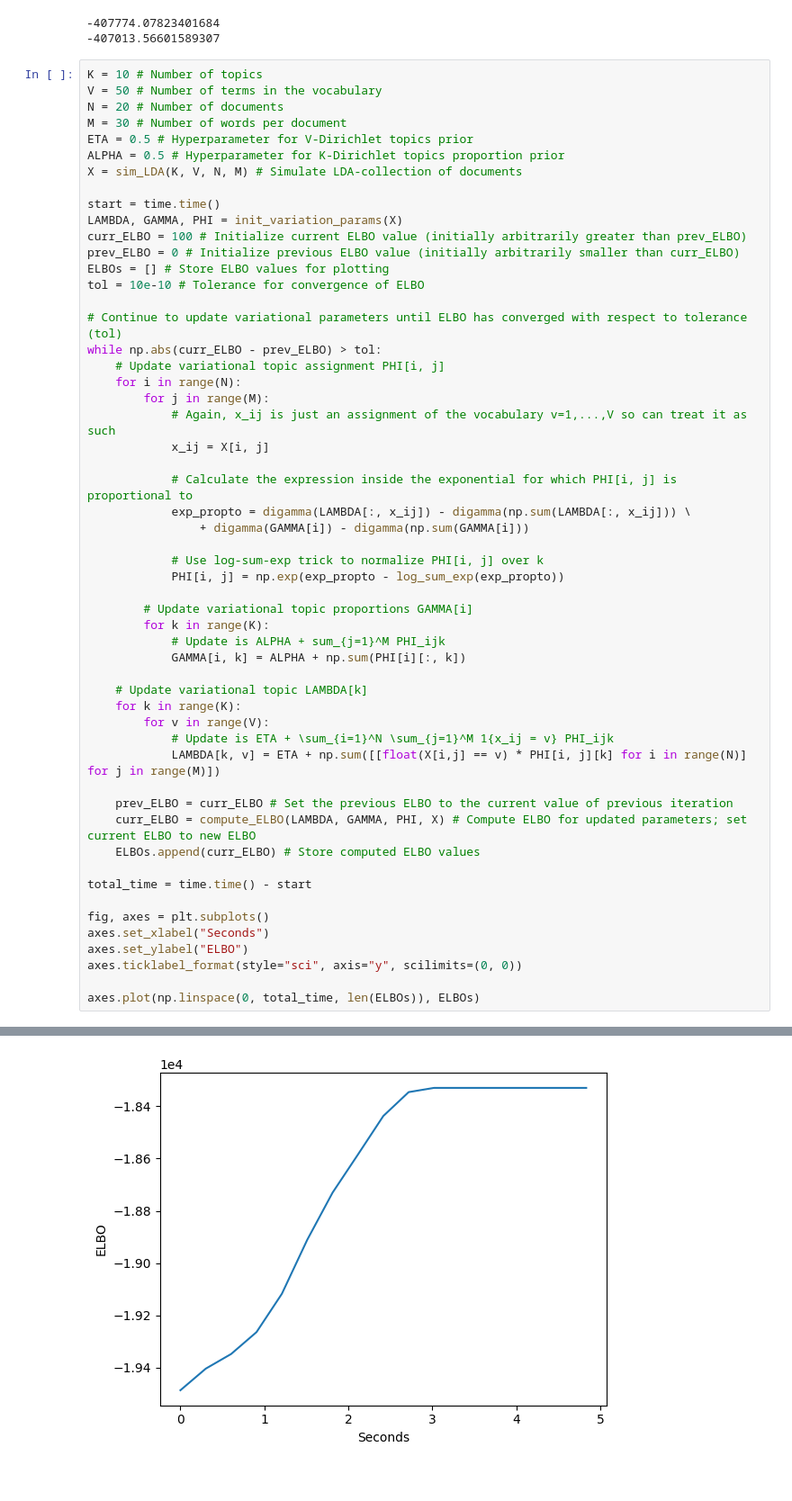
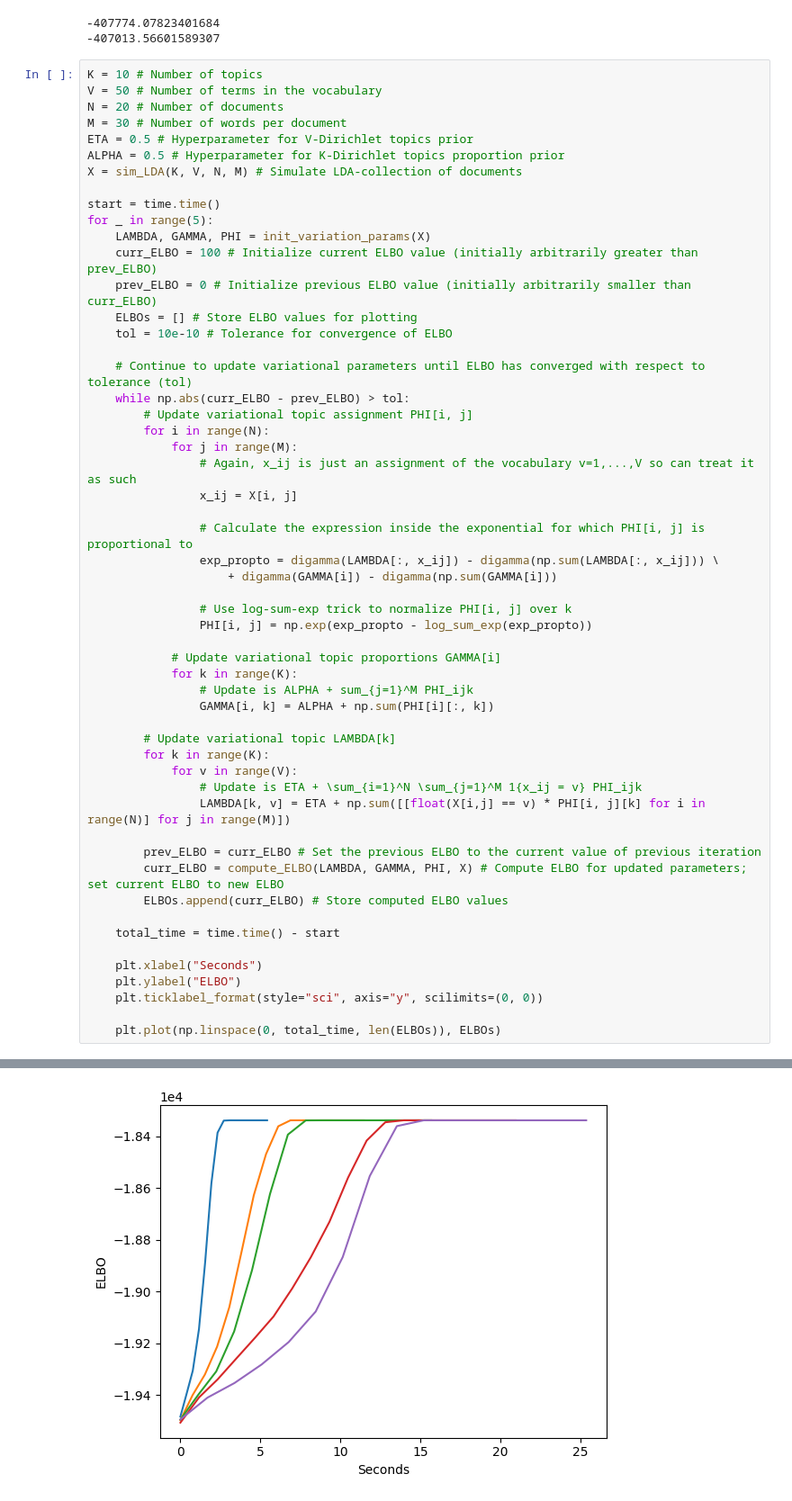
Before and after one commit to dasaeed/HT, a Jupyter notebook: LDA/LDA_testing.ipynb, the cells around one changed output, grey strips where cells are left out. Shown: that part at 90% size. Cells and saved outputs as stored; diff of their text form.

```diff
--- a/LDA/LDA_testing.ipynb
+++ b/LDA/LDA_testing.ipynb
@@ -116,48 +116,48 @@ ALPHA = 0.5 # Hyperparameter for K-Dirichlet topics proportion prior
 X = sim_LDA(K, V, N, M) # Simulate LDA-collection of documents
 
 start = time.time()
-LAMBDA, GAMMA, PHI = init_variation_params(X)
-curr_ELBO = 100 # Initialize current ELBO value (initially arbitrarily greater than prev_ELBO)
-prev_ELBO = 0 # Initialize previous ELBO value (initially arbitrarily smaller than curr_ELBO)
-ELBOs = [] # Store ELBO values for plotting
-tol = 10e-10 # Tolerance for convergence of ELBO
+for _ in range(5):
+    LAMBDA, GAMMA, PHI = init_variation_params(X)
+    curr_ELBO = 100 # Initialize current ELBO value (initially arbitrarily greater than prev_ELBO)
+    prev_ELBO = 0 # Initialize previous ELBO value (initially arbitrarily smaller than curr_ELBO)
+    ELBOs = [] # Store ELBO values for plotting
+    tol = 10e-10 # Tolerance for convergence of ELBO
 
-# Continue to update variational parameters until ELBO has converged with respect to tolerance (tol)
-while np.abs(curr_ELBO - prev_ELBO) > tol:
-    # Update variational topic assignment PHI[i, j]
-    for i in range(N):
-        for j in range(M):
-            # Again, x_ij is just an assignment of the vocabulary v=1,...,V so can treat it as such
-            x_ij = X[i, j]
+    # Continue to update variational parameters until ELBO has converged with respect to tolerance (tol)
+    while np.abs(curr_ELBO - prev_ELBO) > tol:
+        # Update variational topic assignment PHI[i, j]
+        for i in range(N):
+            for j in range(M):
+                # Again, x_ij is just an assignment of the vocabulary v=1,...,V so can treat it as such
+                x_ij = X[i, j]
 
-            # Calculate the expression inside the exponential for which PHI[i, j] is proportional to
-            exp_propto = digamma(LAMBDA[:, x_ij]) - digamma(np.sum(LAMBDA[:, x_ij])) \
-                + digamma(GAMMA[i]) - digamma(np.sum(GAMMA[i]))
+                # Calculate the expression inside the exponential for which PHI[i, j] is proportional to
+                exp_propto = digamma(LAMBDA[:, x_ij]) - digamma(np.sum(LAMBDA[:, x_ij])) \
+                    + digamma(GAMMA[i]) - digamma(np.sum(GAMMA[i]))
 
-            # Use log-sum-exp trick to normalize PHI[i, j] over k
-            PHI[i, j] = np.exp(exp_propto - log_sum_exp(exp_propto))
+                # Use log-sum-exp trick to normalize PHI[i, j] over k
+                PHI[i, j] = np.exp(exp_propto - log_sum_exp(exp_propto))
 
-        # Update variational topic proportions GAMMA[i]
+            # Update variational topic proportions GAMMA[i]
+            for k in range(K):
+                # Update is ALPHA + sum_{j=1}^M PHI_ijk
+                GAMMA[i, k] = ALPHA + np.sum(PHI[i][:, k])
+
+        # Update variational topic LAMBDA[k]
         for k in range(K):
-            # Update is ALPHA + sum_{j=1}^M PHI_ijk
-            GAMMA[i, k] = ALPHA + np.sum(PHI[i][:, k])
+            for v in range(V):
+                # Update is ETA + \sum_{i=1}^N \sum_{j=1}^M 1{x_ij = v} PHI_ijk
+                LAMBDA[k, v] = ETA + np.sum([[float(X[i,j] == v) * PHI[i, j][k] for i in range(N)] for j in range(M)])
 
-    # Update variational topic LAMBDA[k]
-    for k in range(K):
-        for v in range(V):
-            # Update is ETA + \sum_{i=1}^N \sum_{j=1}^M 1{x_ij = v} PHI_ijk
-            LAMBDA[k, v] = ETA + np.sum([[float(X[i,j] == v) * PHI[i, j][k] for i in range(N)] for j in range(M)])
+        prev_ELBO = curr_ELBO # Set the previous ELBO to the current value of previous iteration
+        curr_ELBO = compute_ELBO(LAMBDA, GAMMA, PHI, X) # Compute ELBO for updated parameters; set current ELBO to new ELBO
+        ELBOs.append(curr_ELBO) # Store computed ELBO values
 
-    prev_ELBO = curr_ELBO # Set the previous ELBO to the current value of previous iteration
-    curr_ELBO = compute_ELBO(LAMBDA, GAMMA, PHI, X) # Compute ELBO for updated parameters; set current ELBO to new ELBO
-    ELBOs.append(curr_ELBO) # Store computed ELBO values
+    total_time = time.time() - start
 
-total_time = time.time() - start
+    plt.xlabel("Seconds")
+    plt.ylabel("ELBO")
+    plt.ticklabel_format(style="sci", axis="y", scilimits=(0, 0))
 
-fig, axes = plt.subplots()
-axes.set_xlabel("Seconds")
-axes.set_ylabel("ELBO")
-axes.ticklabel_format(style="sci", axis="y", scilimits=(0, 0))
-
-axes.plot(np.linspace(0, total_time, len(ELBOs)), ELBOs)
+    plt.plot(np.linspace(0, total_time, len(ELBOs)), ELBOs)
 # %% [output]
@@ -165,4 +164,4 @@ axes.plot(np.linspace(0, total_time, len(ELBOs)), ELBOs)
-[figure, old version]
+[figure, new version]
 # %%
 def init_variation_params(X):
     N, M = X.shape
```
Also changed, not shown: parts of 2 cells of this notebook.
